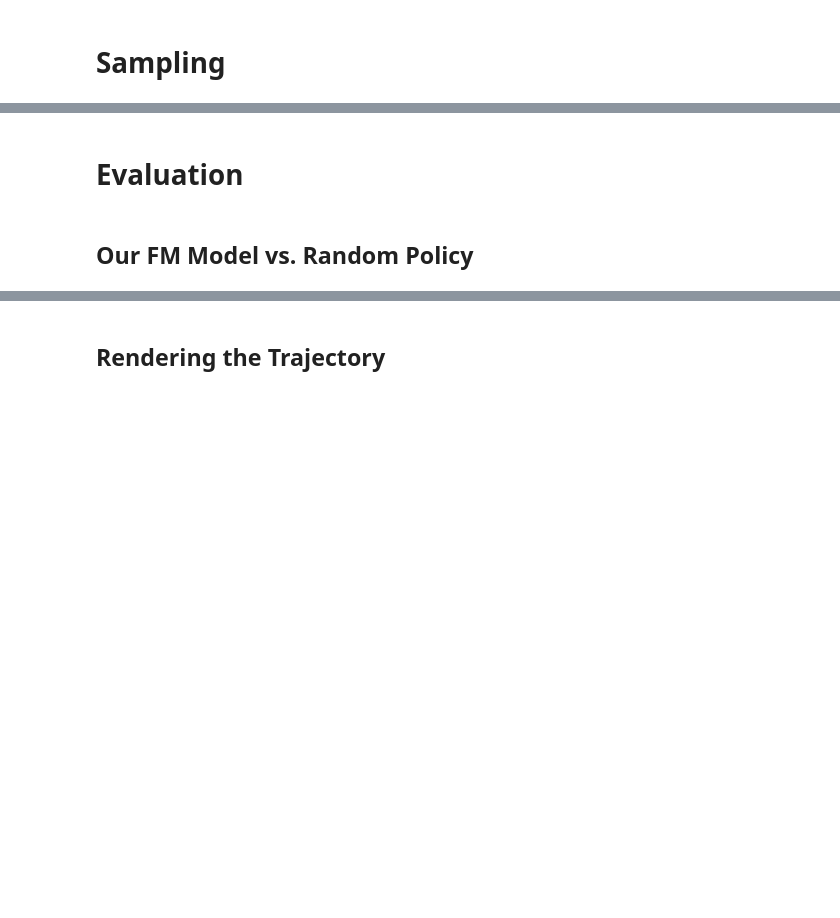
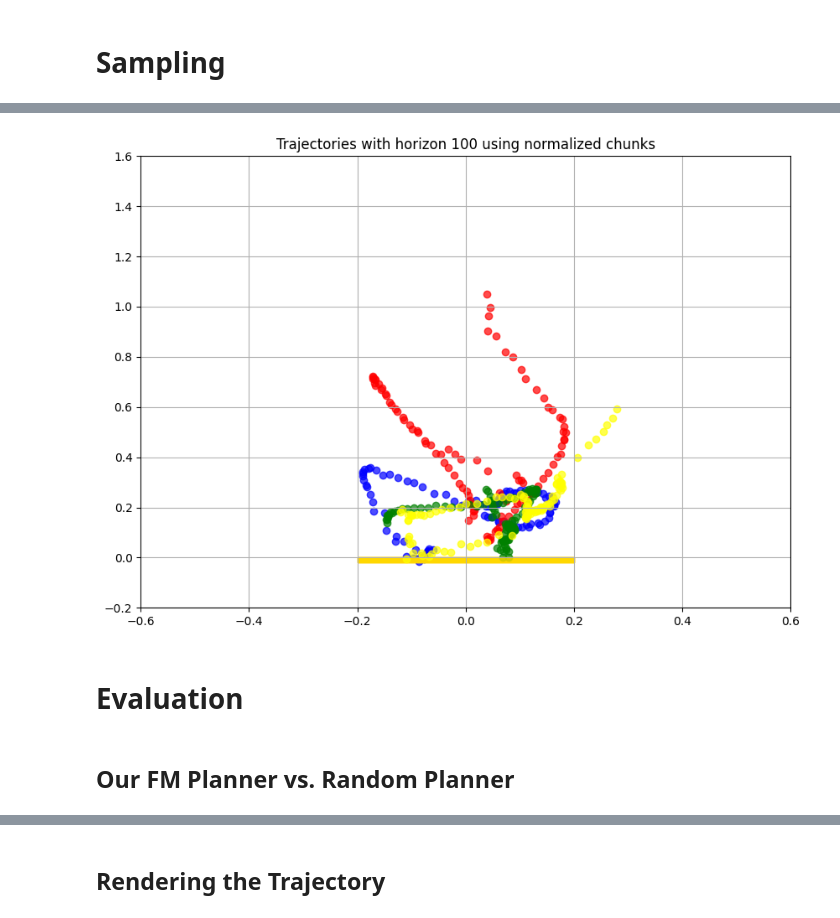
Before and after one commit to frankcholula/FRL-playground, a Jupyter notebook: src/notebooks/fm_bc.ipynb, the cells around one changed output, grey strips where cells are left out. Saved outputs shown, nothing was run; the diff lists cells and outputs as text; code cells hidden in the pictures; blank space fills up the shorter version.

```diff
--- a/src/notebooks/fm_bc.ipynb
+++ b/src/notebooks/fm_bc.ipynb
@@ -496,6 +482,7 @@ class WrappedConditionalModel(ModelWrapper):
     def forward(self, x: torch.Tensor, t: torch.Tensor, c: torch.Tensor, **extras):
         return self.model(x, t, c)
 
+print(f"Loading model from {MODEL_SAVE_PATH}...")
 state_dict = torch.load(MODEL_SAVE_PATH, map_location=device)
 # vf = TemporalCNN(horizon=horizon, transition_dim=transition_dim, hidden_dim=hidden_dim).to(device)
 vf = ConditionalTemporalCNN(horizon=horizon, transition_dim=transition_dim, hidden_dim=hidden_dim).to(device)
@@ -508,9 +495,8 @@ T = T.to(device=device)
 solver = ODESolver(velocity_model=wrapped_vf)  # create an ODESolver class
 
 
-def generate_trajectory(stats, target_reward:float= None, batch_size=1):
-    if target_reward:
-        print(f"Conditional generation with target reward {target_reward}...")
+def generate_trajectory(stats, target_reward:float=None, batch_size=1):
+    if target_reward is not None:
         rew_mean = stats['rew_mean'].to(device)
         rew_std = stats['rew_std'].to(device)
         norm_c = (torch.tensor([target_reward], device=device) - rew_mean) / rew_std
@@ -524,8 +510,13 @@ def generate_trajectory(stats, target_reward:float= None, batch_size=1):
             step_size=step_size,
             return_intermediates=True,
         )
+        final_trajectory = sol[-1]
+
+        obs, act = unnormalize_trajectory(
+            final_trajectory.flatten(), stats, horizon, obs_dim, action_dim
+        )
+        return obs, act
     else:
-        print("Unconditional trajectory generation...")
         x_init = torch.randn((batch_size, input_dim), dtype=torch.float32, device=device)
         sol = solver.sample(
             time_grid=T,
@@ -534,13 +525,16 @@ def generate_trajectory(stats, target_reward:float= None, batch_size=1):
             step_size=step_size,
             return_intermediates=True,
         )
-        final_trajectory = sol[-1].reshape(horizon, obs_dim + action_dim)
+        final_trajectory = sol[-1]
 
         obs, act = unnormalize_trajectory(
             final_trajectory.flatten(), stats, horizon, obs_dim, action_dim
         )
         return obs, act
 
-
-obs, act = generate_trajectory(minari_dataset_stats)
+# unconditional generation
+# obs, act = generate_trajectory(minari_dataset_stats, batch_size=1)
+# conditional generation
+target_reward = 275
+obs, act = generate_trajectory(minari_dataset_stats, batch_size=1, target_reward=275)
 obs
@@ -547,15 +560,16 @@ obs
 # %%
 fig, ax = plt.subplots(figsize=(10, 7))
 ax.set_title(f'Trajectories with horizon {horizon} using normalized chunks')
-
 # visulizing trajectories
 for _ in range(4):
     colors = ['blue', 'red', 'green', 'yellow']
-    observations, actions = generate_trajectory()
+    observations, actions = generate_trajectory(minari_dataset_stats, batch_size=1 , target_reward=target_reward)
     assert observations.shape == (horizon, obs_dim)
     visualize_chunk(ax, observations, color=colors[_ % len(colors)], mode='scatter')
+# %% [output]
+[figure, added]
 # %% [markdown]
 # Evaluation
 # %% [markdown]
-## Our FM Model vs. Random Policy
+## Our FM Planner vs. Random Planner
 # %%
```
Also changed, not shown: parts of 8 cells of this notebook.
